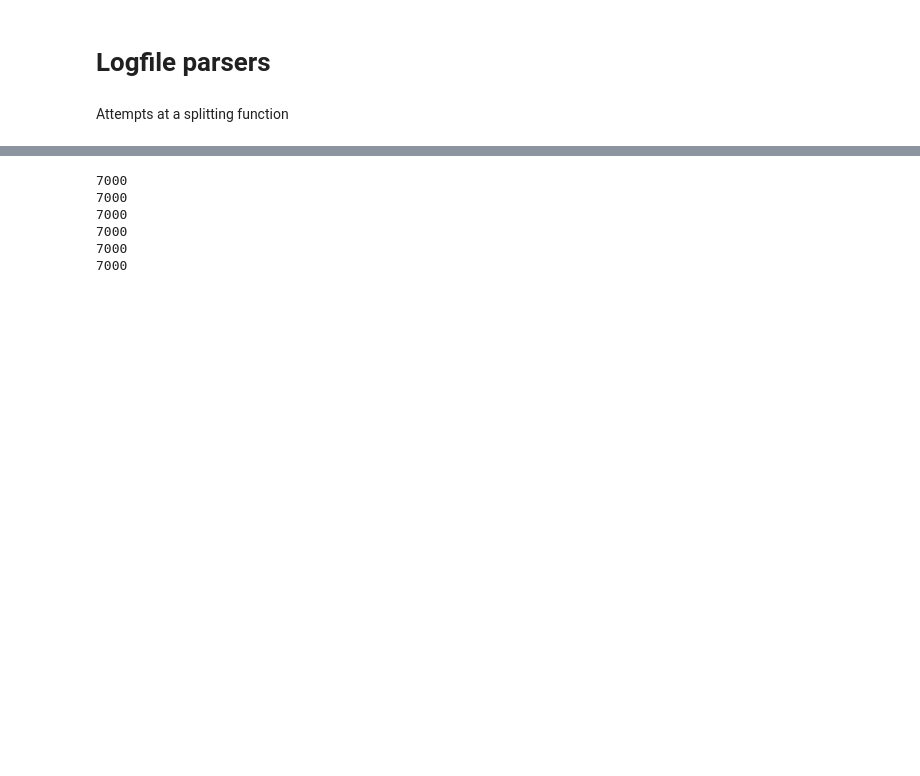
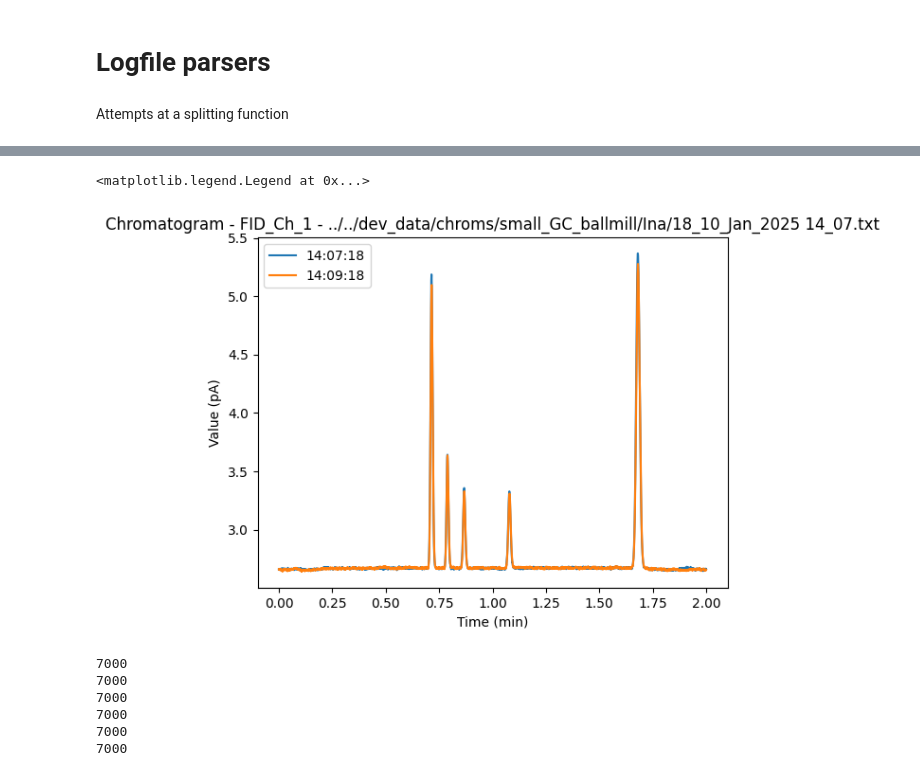
Before and after one commit to MyonicS/ChromStream, a Jupyter notebook: docs/notebooks/splitting_examples.ipynb, the cells around one changed output, grey strips where cells are left out. Cells and saved outputs as stored; diff of their text form; code cells hidden in the pictures; blank space fills up the shorter version.

```diff
--- a/docs/notebooks/splitting_examples.ipynb
+++ b/docs/notebooks/splitting_examples.ipynb
@@ -47,3 +47,20 @@ ax.legend()
+# %%
+# chromatogram = exp2.channels['TCD_Ch_4'].chromatograms[0]
+chromatogram = exp2.channels['FID_Ch_1'].chromatograms[0]
+split_chromatograms = split_chromatogram(chromatogram, 2,start_offset=600, end_offset=0, reset_time=True)
+
+
+import matplotlib.pyplot as plt
+fig, ax = plt.subplots()
+for chrom in split_chromatograms:
+    # print(chrom.data['Value (pA)'].idxmax())
+    # print(len(chrom.data))
+    chrom.plot(ax=ax, label=chrom.injection_time.strftime("%H:%M:%S"))
+ax.legend()
+# ax.axvline(1.16)
+# %% [output]
+<matplotlib.legend.Legend at 0x...>
+[figure, added]
 # %%
 data_home_logs = Path("..") / "dev_data" /"logs"/ "Nicolette"
 paths_logs = sorted((data_home_logs).iterdir())
```
Also changed, not shown: parts of 2 cells of this notebook, 9 other files.
